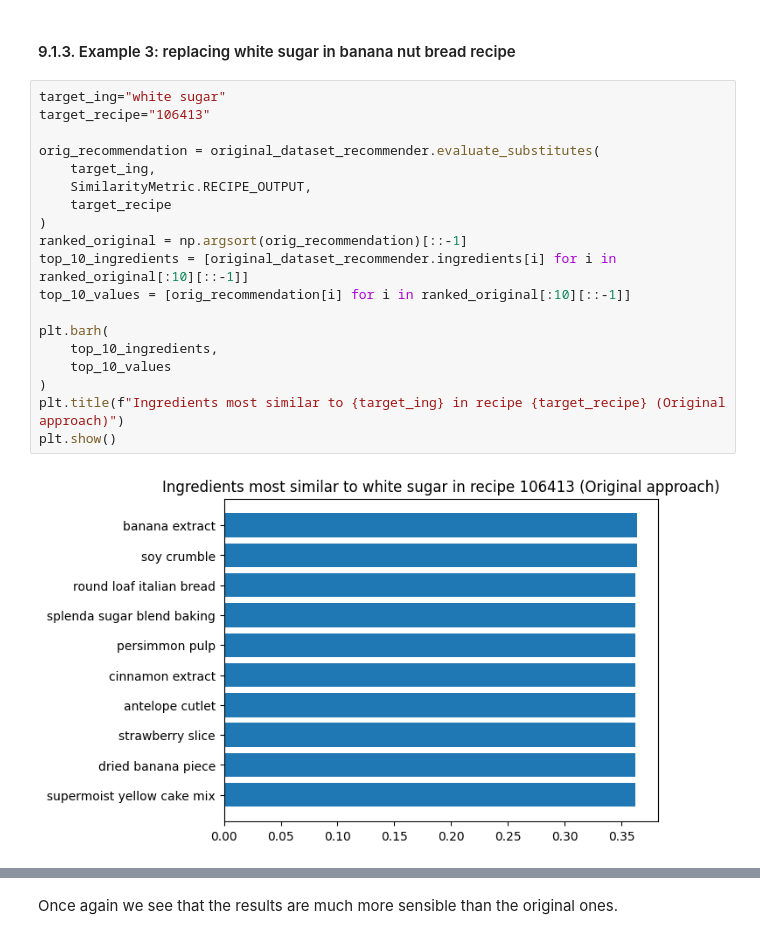
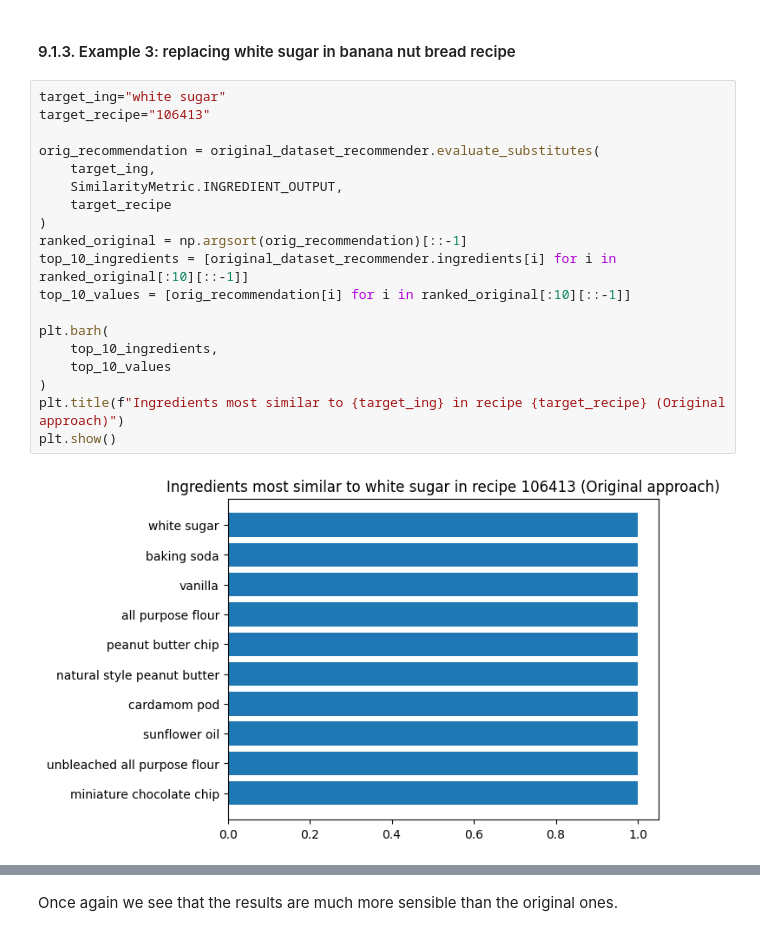
Before and after one commit to Tremirre/EaT-PIM-Revised, a Jupyter notebook: report.ipynb, the cells around one changed output, grey strips where cells are left out. Saved outputs shown, nothing was run; the diff lists cells and outputs as text.

```diff
--- a/report.ipynb
+++ b/report.ipynb
@@ -1383,24 +1387,24 @@ Again we seem to obtain much clearer results. Moreover, the decrease in specific
 # %%
 target_ing="white sugar"
 target_recipe="106413"
 
 orig_recommendation = original_dataset_recommender.evaluate_substitutes(
     target_ing,
-    SimilarityMetric.RECIPE_OUTPUT,
+    SimilarityMetric.INGREDIENT_OUTPUT,
     target_recipe
 )
 ranked_original = np.argsort(orig_recommendation)[::-1]
 top_10_ingredients = [original_dataset_recommender.ingredients[i] for i in ranked_original[:10][::-1]]
 top_10_values = [orig_recommendation[i] for i in ranked_original[:10][::-1]]
 
 plt.barh(
     top_10_ingredients,
     top_10_values
 )
 plt.title(f"Ingredients most similar to {target_ing} in recipe {target_recipe} (Original approach)")
 plt.show()
 # %% [output]
-[figure, old version]
+[figure, new version]
 # %%
 adjusted_recommendations = {
     metric: adjusted_dataset_recommender.evaluate_substitutes(
```
Also changed, not shown: parts of 11 cells of this notebook.
